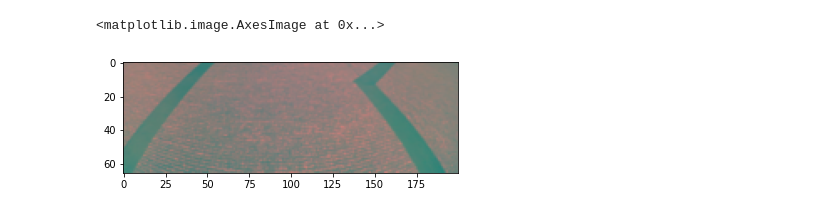
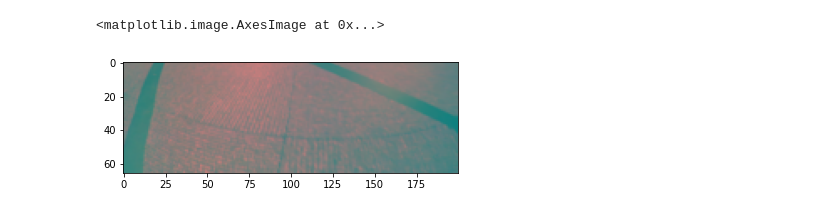
Before and after one commit to HanChangHun/DeepPiCar, a Jupyter notebook: convert_model/convert_lane_nav_model.ipynb, the cells around one changed output. Cells and saved outputs as stored; diff of their text form; code cells hidden in the pictures.

```diff
--- a/convert_model/convert_lane_nav_model.ipynb
+++ b/convert_model/convert_lane_nav_model.ipynb
@@ -139,25 +139,25 @@ WARNING:absl:Buffer deduplication procedure will be skipped when flatbuffer libr
 # %%
 # image = cv2.imread(
 #     "train_data_generation/data/drive_with_keypress/5/frame_000016_102.png"
 # )
-# image = cv2.imread(
-#     "train_data_generation/data/drive_with_keypress/8/frame_000027_60.png"
-# )
+image = cv2.imread(
+    "train_data_generation/data/drive_with_keypress/8/frame_000027_60.png"
+)
 # image = cv2.imread(
 #     "train_data_generation/data/drive_with_keypress/9/frame_000001_91.png"
 # )
-image = cv2.imread(
-    "train_data_generation/data/drive_with_keypress/28/frame_000017_90.png"
-)
+# image = cv2.imread(
+#     "train_data_generation/data/drive_with_keypress/28/frame_000017_90.png"
+# )
 
 image = cv2.cvtColor(image, cv2.COLOR_BGR2RGB)
 
 proc_image = np.asarray([img_preprocess(image)])
 
 plt.imshow(proc_image[0])
 # %% [output]
 <matplotlib.image.AxesImage at 0x...>
-[figure, old version]
+[figure, new version]
 # %%
 lane_nav_model.predict(proc_image)[0]
 # %% [output]
```
Also changed, not shown: parts of 5 cells of this notebook, 13 other files.
